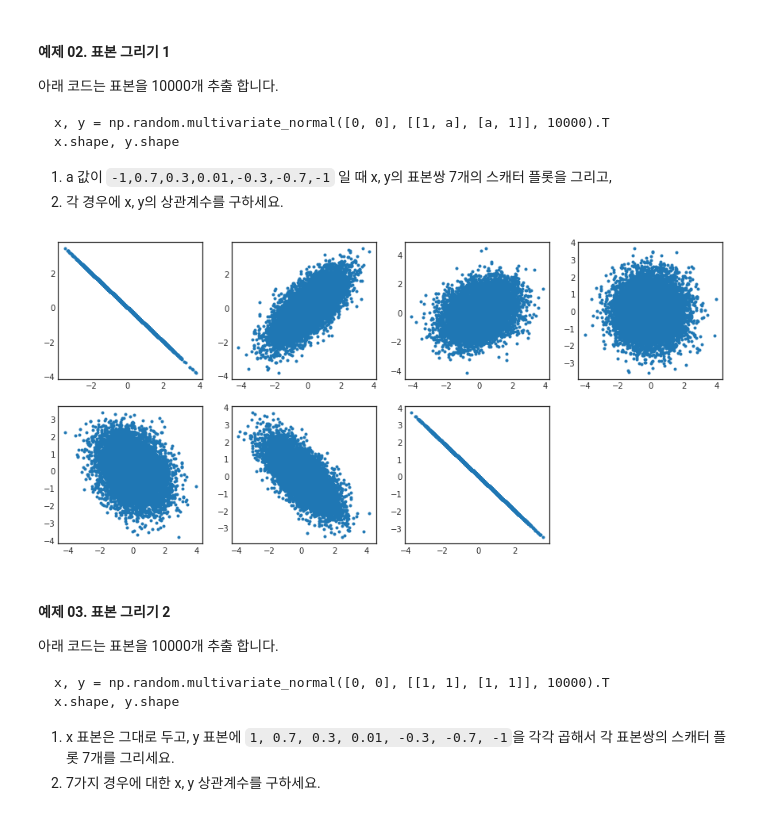
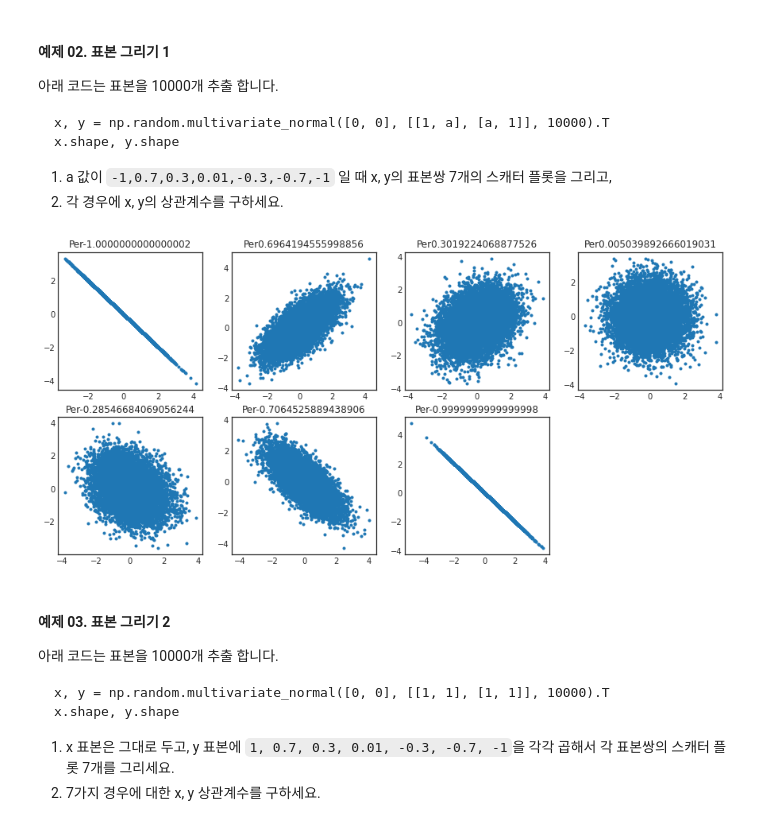
Before and after one commit to LeeHuiJong/DataAnalysis_ML, a Jupyter notebook: ch03_03_기대값과_분산.ipynb, the cells around one changed output. Drawn from its saved outputs; the diff is of its cells as text; code cells hidden in the pictures.

```diff
--- a/ch03_03_기대값과_분산.ipynb
+++ b/ch03_03_기대값과_분산.ipynb
@@ -305,11 +305,12 @@ import matplotlib.pyplot as plt  # 산점도를 그리기 위해서 matplotlib
 # %%
 plt.figure(figsize=(15,7)) # 그래프 크기 조정
 for i, a in enumerate([-1,0.7,0.3,0.01,-0.3,-0.7,-1]):  # enumerate를 사용해 a값의 번호를 정해준다.
   x, y = np.random.multivariate_normal([0, 0], [[1, a], [a, 1]], 10000).T
   plt.subplot(2,4,i+1)
+  plt.title(f'Per{Pe(x,y)}')  # 타이틀을 각각의 상관계수로 정한다.
   plt.scatter(x,y, marker='.')
 # %% [output]
-[figure, old version]
+[figure, new version]
 # %% [markdown]
 #### **예제 03. 표본 그리기 2**
 
```
Also changed, not shown: parts of 1 cell of this notebook.
